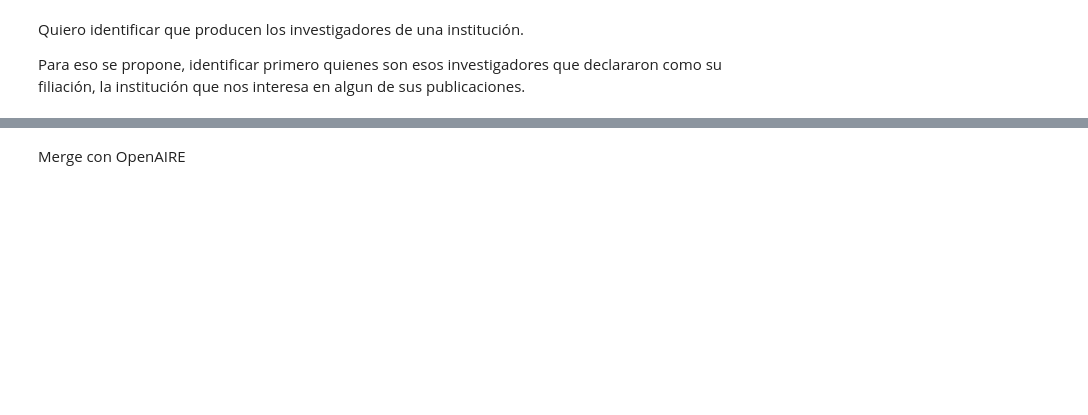
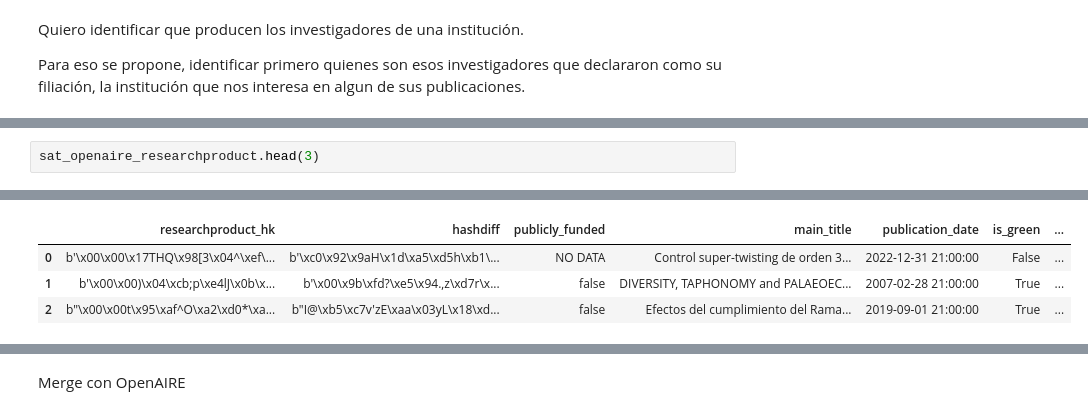
Before and after one commit to PabloDeAlbu/kedro-scholar, a Jupyter notebook: notebooks/profiling.ipynb, the cells around one changed output, grey strips where cells are left out. Drawn from its saved outputs; the diff is of its cells as text; blank space fills up the shorter version.

```diff
--- a/notebooks/profiling.ipynb
+++ b/notebooks/profiling.ipynb
@@ -6,0 +42,3 @@ Para eso se propone, identificar primero quienes son esos investigadores que dec
+# %%
+sat_openaire_researchproduct.head(3)
+# %% [output]
@@ -7 +46,5 @@ Para eso se propone, identificar primero quienes son esos investigadores que dec
+|  | researchproduct_hk | hashdiff | publicly_funded | main_title | publication_date | is_green | ... |
+| 0 | b'\x00\x00\x17THQ\x98[3\x04^\xef\... | b'\xc0\x92\x9aH\x1d\xa5\xd5h\xb1\... | NO DATA | Control super-twisting de orden 3... | 2022-12-31 21:00:00 | False | ... |
+| 1 | b'\x00\x00)\x04\xcb;p\xe4lJ\x0b\x... | b'\x00\x9b\xfd?\xe5\x94.,z\xd7r\x... | false | DIVERSITY, TAPHONOMY and PALAEOEC... | 2007-02-28 21:00:00 | True | ... |
+| 2 | b"\x00\x00t\x95\xaf^O\xa2\xd0*\xa... | b"I@\xb5\xc7v'zE\xaa\x03yL\x18\xd... | false | Efectos del cumplimiento del Rama... | 2019-09-01 21:00:00 | True | ... |
 # %%
```
Also changed, not shown: parts of 14 cells of this notebook, 3 other files.
